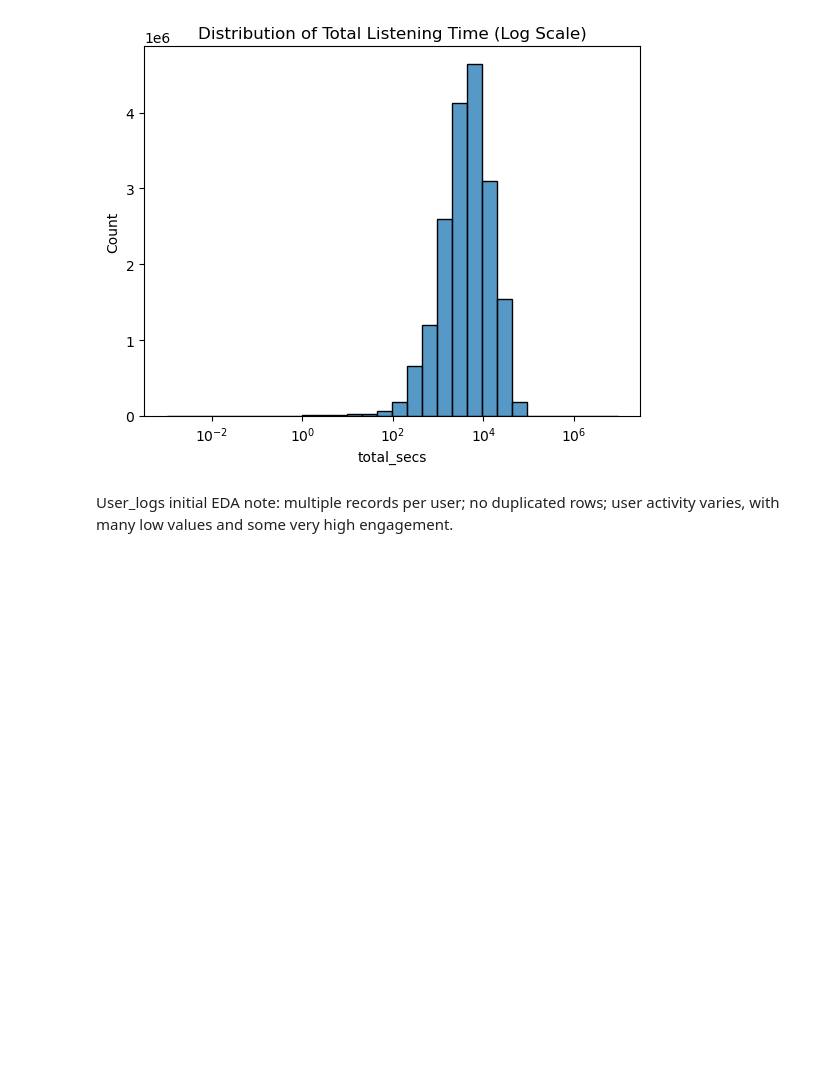
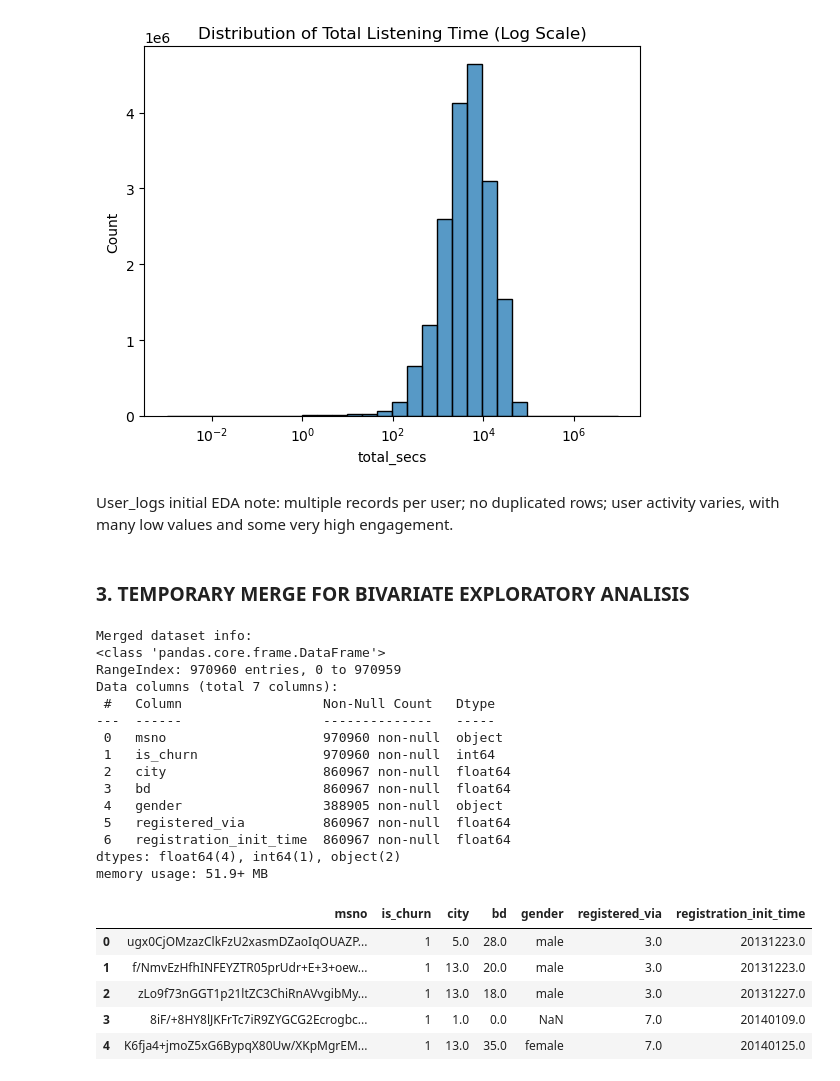
Before and after one commit to PaulinaMamiaga/customer-churn-intelligence-system, a Jupyter notebook: notebooks/01_eda_data_understanding.ipynb, the cells around one changed output. Cells and saved outputs as stored; diff of their text form; code cells hidden in the pictures; blank space fills up the shorter version.

```diff
--- a/notebooks/01_eda_data_understanding.ipynb
+++ b/notebooks/01_eda_data_understanding.ipynb
@@ -639,3 +639,36 @@ plt.show()
 [figure]
 # %% [markdown]
 User_logs initial EDA note: multiple records per user; no duplicated rows; user activity varies, with many low values and some very high engagement.
+# %% [markdown]
+### 3. TEMPORARY MERGE FOR BIVARIATE EXPLORATORY ANALISIS
+# %%
+# Temporary merge for exploratory analysis (no transformations applied)
+train_members = train.merge(members, on='msno', how='left')
+print("\nMerged dataset info:")
+train_members.info()
+
+# print first few rows of the dataset
+pd.set_option('display.max_columns', None)
+train_members.head()
+# %% [output]
+Merged dataset info:
+<class 'pandas.core.frame.DataFrame'>
+RangeIndex: 970960 entries, 0 to 970959
+Data columns (total 7 columns):
+ #   Column                  Non-Null Count   Dtype
+---  ------                  --------------   -----
+ 0   msno                    970960 non-null  object
+ 1   is_churn                970960 non-null  int64
+ 2   city                    860967 non-null  float64
+ 3   bd                      860967 non-null  float64
+ 4   gender                  388905 non-null  object
+ 5   registered_via          860967 non-null  float64
+ 6   registration_init_time  860967 non-null  float64
+dtypes: float64(4), int64(1), object(2)
+memory usage: 51.9+ MB
+|  | msno | is_churn | city | bd | gender | registered_via | registration_init_time |
+| 0 | ugx0CjOMzazClkFzU2xasmDZaoIqOUAZP... | 1 | 5.0 | 28.0 | male | 3.0 | 20131223.0 |
+| 1 | f/NmvEzHfhINFEYZTR05prUdr+E+3+oew... | 1 | 13.0 | 20.0 | male | 3.0 | 20131223.0 |
+| 2 | zLo9f73nGGT1p21ltZC3ChiRnAVvgibMy... | 1 | 13.0 | 18.0 | male | 3.0 | 20131227.0 |
+| 3 | 8iF/+8HY8lJKFrTc7iR9ZYGCG2Ecrogbc... | 1 | 1.0 | 0.0 | NaN | 7.0 | 20140109.0 |
+| 4 | K6fja4+jmoZ5xG6BypqX80Uw/XKpMgrEM... | 1 | 13.0 | 35.0 | female | 7.0 | 20140125.0 |
```
Also changed, not shown: parts of 1 cell of this notebook.
